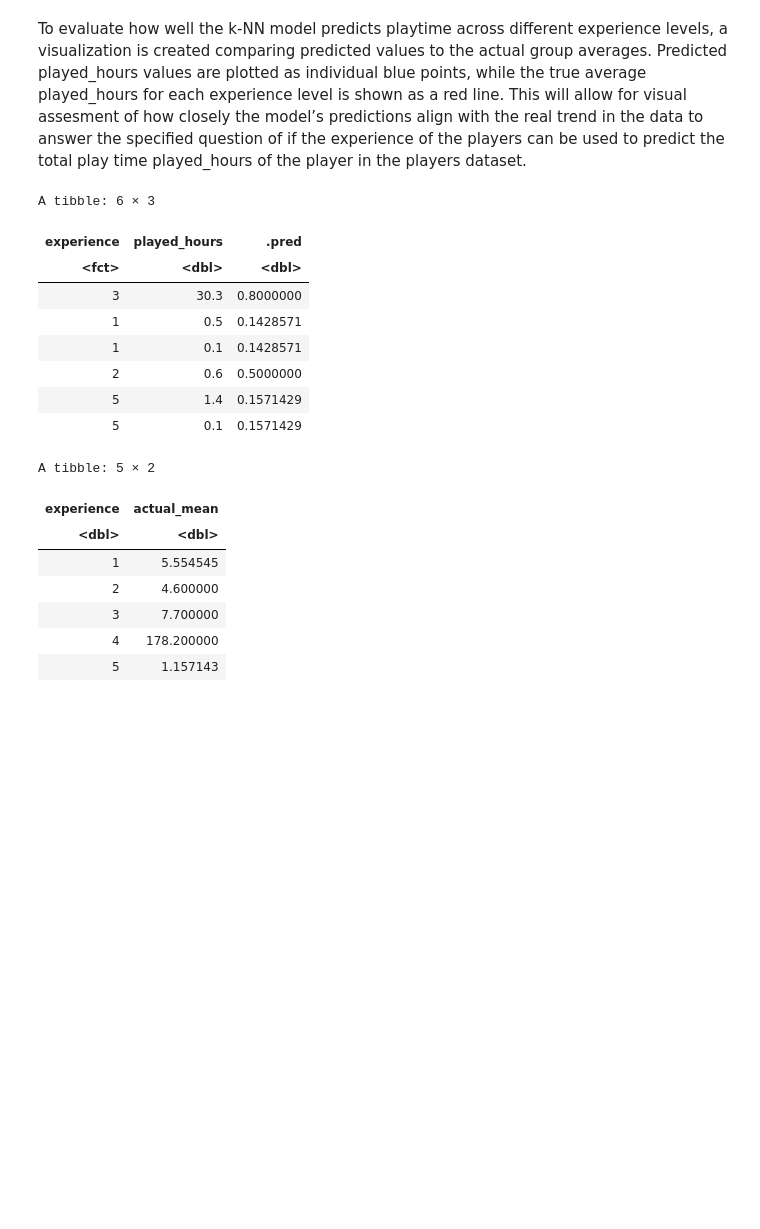
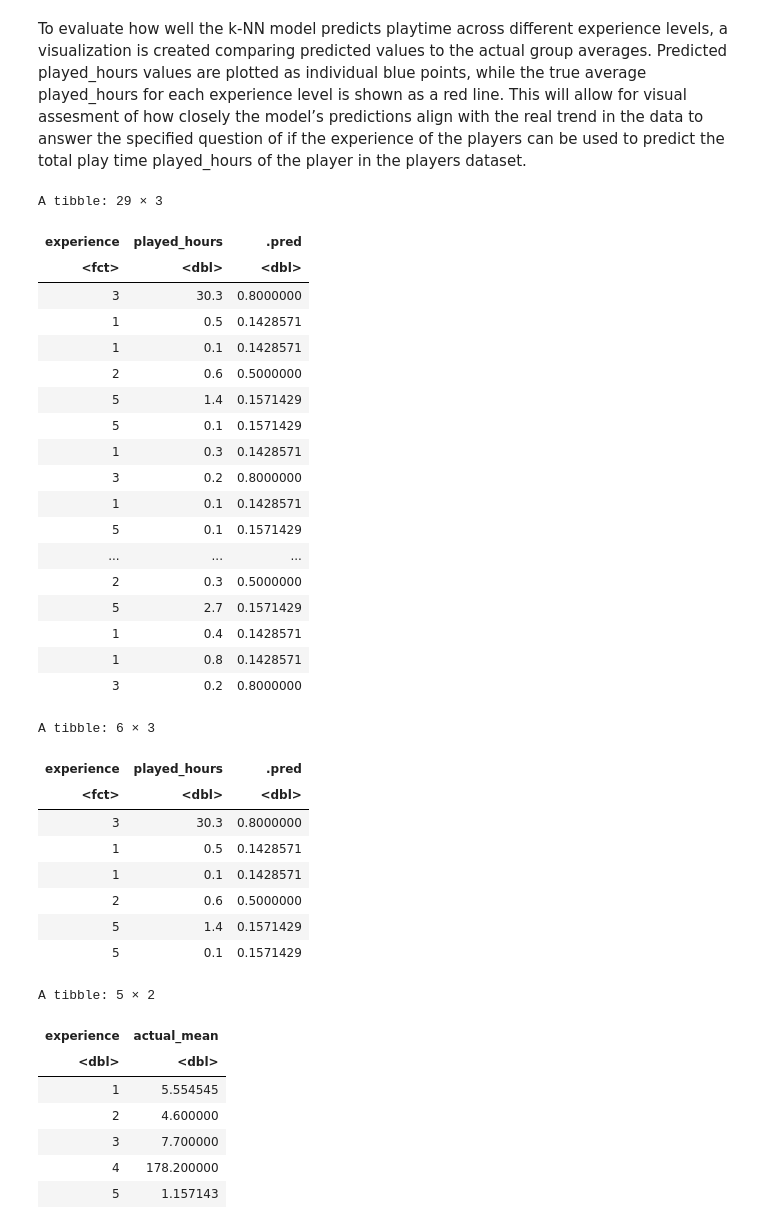
Before and after one commit to bhxxmika/DSCI-Group-Project-, a Jupyter notebook: Group_project.ipynb, the cells around one changed output. Saved outputs shown, nothing was run; the diff lists cells and outputs as text; code cells hidden in the pictures; blank space fills up the shorter version.

```diff
--- a/Group_project.ipynb
+++ b/Group_project.ipynb
@@ -342,41 +349,62 @@ options(repr.plot.width = 9, repr.plot.height = 5)
 predictions <- players_testing |>
   bind_cols(predict(players_fit, players_testing))|>
  mutate(experience = factor(experience))
+
+predictions
 
 # Calculate actual average played_hours per experience level
 actual_means <- players_testing |>
   group_by(experience) |>
   summarise(actual_mean = mean(played_hours))
 
 # Create plot
 Figure_4<-ggplot(predictions, aes(x = experience, y = .pred)) +
   geom_point(alpha = 0.6, color = "blue") +
   geom_line(data = actual_means, aes(x = experience, y = actual_mean),
             color = "red") +
   labs(title = "Figure 4: Predicted Play Hours (Points) vs. Actual Average (Line)",
     x = "Experience Level",
     y = "Predicted Played Hours")
 Figure_4
 
 head(predictions)
 
 actual_means
 # %% [output]
-A tibble: 6 × 3
+A tibble: 29 × 3
 | experience | played_hours | .pred |
 | <fct> | <dbl> | <dbl> |
 | 3 | 30.3 | 0.8000000 |
 | 1 | 0.5 | 0.1428571 |
 | 1 | 0.1 | 0.1428571 |
 | 2 | 0.6 | 0.5000000 |
 | 5 | 1.4 | 0.1571429 |
 | 5 | 0.1 | 0.1571429 |
+| 1 | 0.3 | 0.1428571 |
+| 3 | 0.2 | 0.8000000 |
+| 1 | 0.1 | 0.1428571 |
+| 5 | 0.1 | 0.1571429 |
+| ... | ... | ... |
+| 2 | 0.3 | 0.5000000 |
+| 5 | 2.7 | 0.1571429 |
+| 1 | 0.4 | 0.1428571 |
+| 1 | 0.8 | 0.1428571 |
+| 3 | 0.2 | 0.8000000 |
-A tibble: 5 × 2
+A tibble: 6 × 3
-| experience | actual_mean |
-| <dbl> | <dbl> |
-| 1 | 5.554545 |
-| 2 | 4.600000 |
-| 3 | 7.700000 |
-| 4 | 178.200000 |
-| 5 | 1.157143 |
+| experience | played_hours | .pred |
+| <fct> | <dbl> | <dbl> |
+| 3 | 30.3 | 0.8000000 |
+| 1 | 0.5 | 0.1428571 |
+| 1 | 0.1 | 0.1428571 |
+| 2 | 0.6 | 0.5000000 |
+| 5 | 1.4 | 0.1571429 |
+| 5 | 0.1 | 0.1571429 |
+A tibble: 5 × 2
+| experience | actual_mean |
+| <dbl> | <dbl> |
+| 1 | 5.554545 |
+| 2 | 4.600000 |
+| 3 | 7.700000 |
+| 4 | 178.200000 |
+| 5 | 1.157143 |
 [figure]
```
Also changed, not shown: parts of 7 cells of this notebook.
